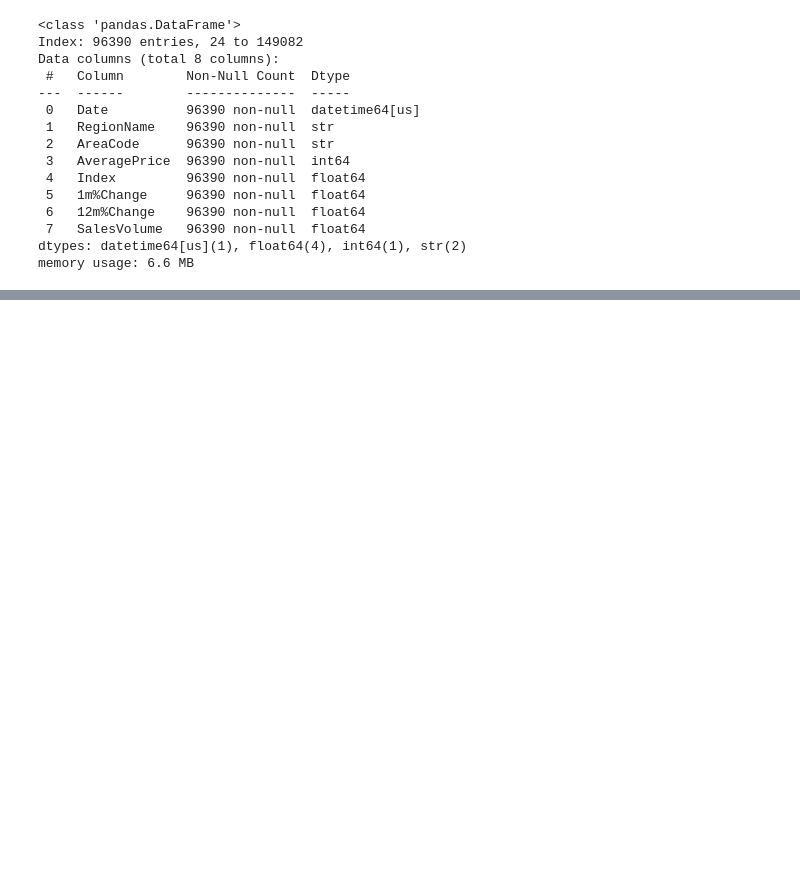
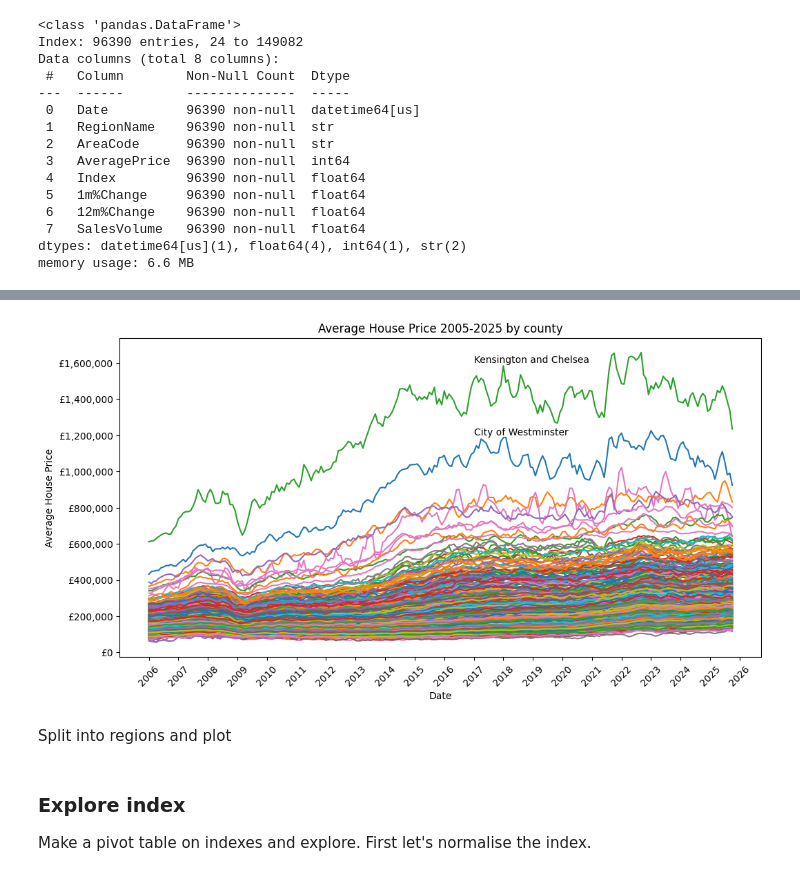
Before and after one commit to ollietiong/uk_house_prices, a Jupyter notebook: notebooks/UKHousePrices-Notebook1.ipynb, the cells around one changed output, grey strips where cells are left out. Drawn from its saved outputs; the diff is of its cells as text; code cells hidden in the pictures; blank space fills up the shorter version.

Commit message:
First round of EDA

```diff
--- a/notebooks/UKHousePrices-Notebook1.ipynb
+++ b/notebooks/UKHousePrices-Notebook1.ipynb
@@ -315,0 +320,3 @@ __Now we have a reduced dataset from Jan 2006- Oct 2025 with no missing values._
+# %%
+county_to_region = pd.read_csv("../data/full_counties_to_regions.csv")
+county_to_region.head()
@@ -315,0 +330,3 @@ __Now we have a reduced dataset from Jan 2006- Oct 2025 with no missing values._
+# %%
+data = data.merge(county_to_region, on='RegionName',how='left')
+data.head()
@@ -317,0 +345,3 @@ __Now we have a reduced dataset from Jan 2006- Oct 2025 with no missing values._
+# %%
+average_prices = data.pivot_table(index='RegionName',columns='Date',values='AveragePrice')
+average_prices
@@ -317,0 +374,24 @@ __Now we have a reduced dataset from Jan 2006- Oct 2025 with no missing values._
+# %%
+fig,ax = plt.subplots(figsize=(12,6))
+
+ax.plot(average_prices.T)
+
+ax.set_ylabel('Average House Price')
+ax.set_xlabel('Date')
+ax.set_title('Average House Price 2005-2025 by county')
+ax.ticklabel_format(style='plain',axis='y')
+ax.yaxis.set_major_formatter(mtick.StrMethodFormatter('£{x:,.0f}'))
+ax.xaxis.set_major_locator(mdates.YearLocator())
+ax.tick_params(axis='x',rotation=45)
+ax.annotate('Kensington and Chelsea',xy=(pd.Timestamp('2017'),1600000))
+ax.annotate('City of Westminster',xy=(pd.Timestamp('2017'),1200000))
+
+plt.show()
+# %% [output]
+[figure, added]
+# %% [markdown]
+Split into regions and plot
+# %% [markdown]
+### Explore index
+Make a pivot table on indexes and explore.
+First let's normalise the index.
```
Also changed, not shown: parts of 25 cells of this notebook, 4 other files.
